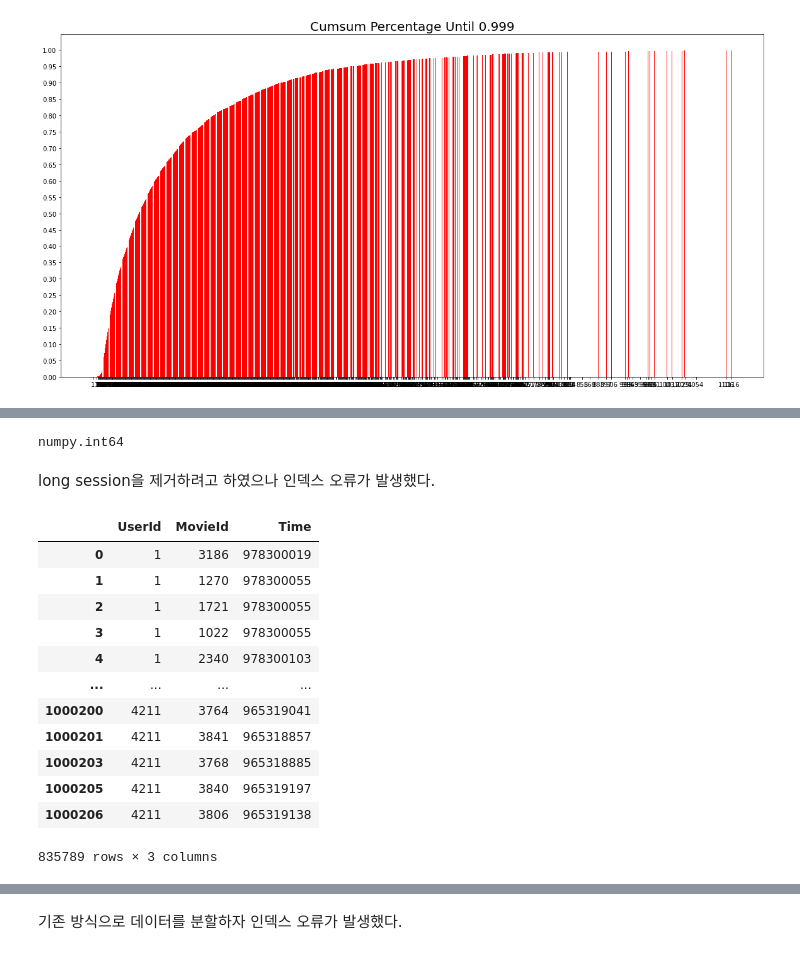
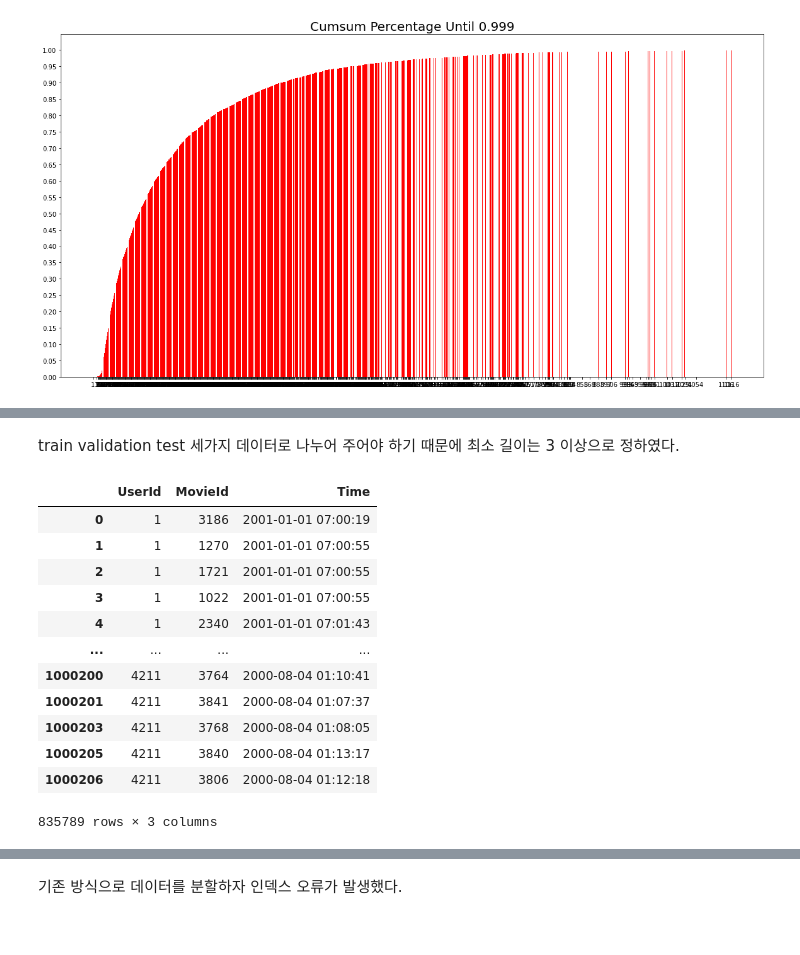
Before and after one commit to hongdune/aiffel, a Jupyter notebook: E23_movie_SBR.ipynb, the cells around one changed output, grey strips where cells are left out. Cells and saved outputs as stored; diff of their text form; code cells hidden in the pictures.

Commit message:
data preprocess tried

```diff
--- a/E23_movie_SBR.ipynb
+++ b/E23_movie_SBR.ipynb
@@ -184,5 +184,5 @@ data
 # %% [markdown]
 다른 요소들을 활용코자 하였으나 오류 발생. 레이팅만 반영, 다른 요소는 배제한다.
 # %%
-# data['Time'] = data['Time'].map(lambda x : dt.datetime.fromtimestamp(x))
-# data
+data['Time'] = data['Time'].map(lambda x : dt.datetime.fromtimestamp(x))
+data
@@ -287,4 +300,0 @@ print(latest)
-# %%
-type(latest)
-# %% [output]
-numpy.int64
@@ -318,22 +324,22 @@ def cleanse_unpopular_item(data: pd.DataFrame, least_click):
     item_use = item_popular[item_popular >= least_click].index
     data = data[data['MovieId'].isin(item_use)]
     return data
-# %% [markdown]
-long session을 제거하려고 하였으나 인덱스 오류가 발생했다.
+# %% [markdown]
+train validation test 세가지 데이터로 나누어 주어야 하기 때문에 최소 길이는 3 이상으로 정하였다.
 # %%
-data = cleanse_recursive(data, shortest=2, least_click=5)
+data = cleanse_recursive(data, shortest=3, least_click=5)
 data
 # %% [output]
 |  | UserId | MovieId | Time |
-| 0 | 1 | 3186 | 978300019 |
-| 1 | 1 | 1270 | 978300055 |
-| 2 | 1 | 1721 | 978300055 |
-| 3 | 1 | 1022 | 978300055 |
-| 4 | 1 | 2340 | 978300103 |
+| 0 | 1 | 3186 | 2001-01-01 07:00:19 |
+| 1 | 1 | 1270 | 2001-01-01 07:00:55 |
+| 2 | 1 | 1721 | 2001-01-01 07:00:55 |
+| 3 | 1 | 1022 | 2001-01-01 07:00:55 |
+| 4 | 1 | 2340 | 2001-01-01 07:01:43 |
 | ... | ... | ... | ... |
-| 1000200 | 4211 | 3764 | 965319041 |
-| 1000201 | 4211 | 3841 | 965318857 |
-| 1000203 | 4211 | 3768 | 965318885 |
-| 1000205 | 4211 | 3840 | 965319197 |
-| 1000206 | 4211 | 3806 | 965319138 |
+| 1000200 | 4211 | 3764 | 2000-08-04 01:10:41 |
+| 1000201 | 4211 | 3841 | 2000-08-04 01:07:37 |
+| 1000203 | 4211 | 3768 | 2000-08-04 01:08:05 |
+| 1000205 | 4211 | 3840 | 2000-08-04 01:13:17 |
+| 1000206 | 4211 | 3806 | 2000-08-04 01:12:18 |
 835789 rows × 3 columns
```
Also changed, not shown: parts of 36 cells of this notebook.
